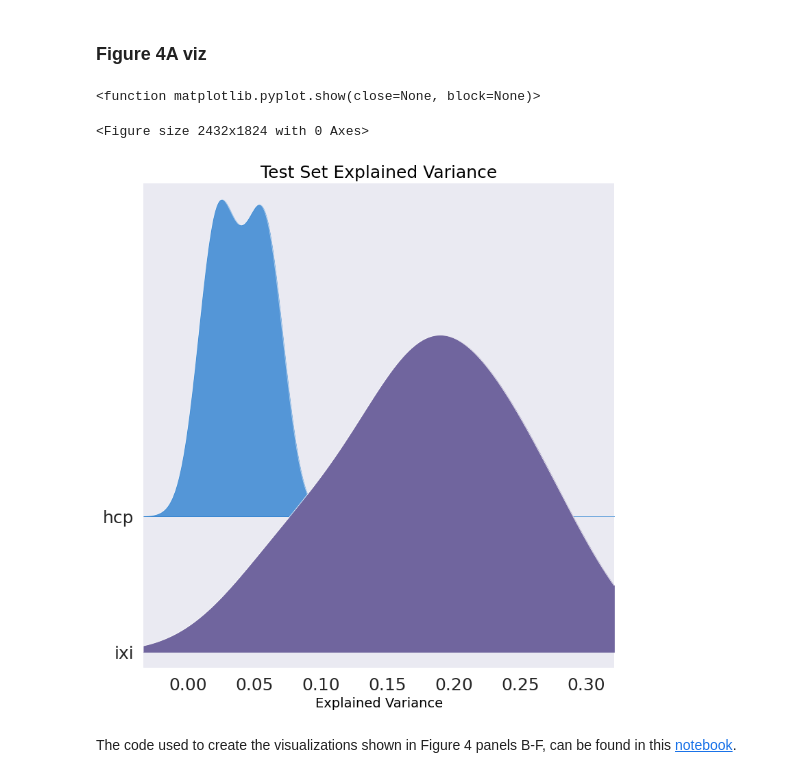
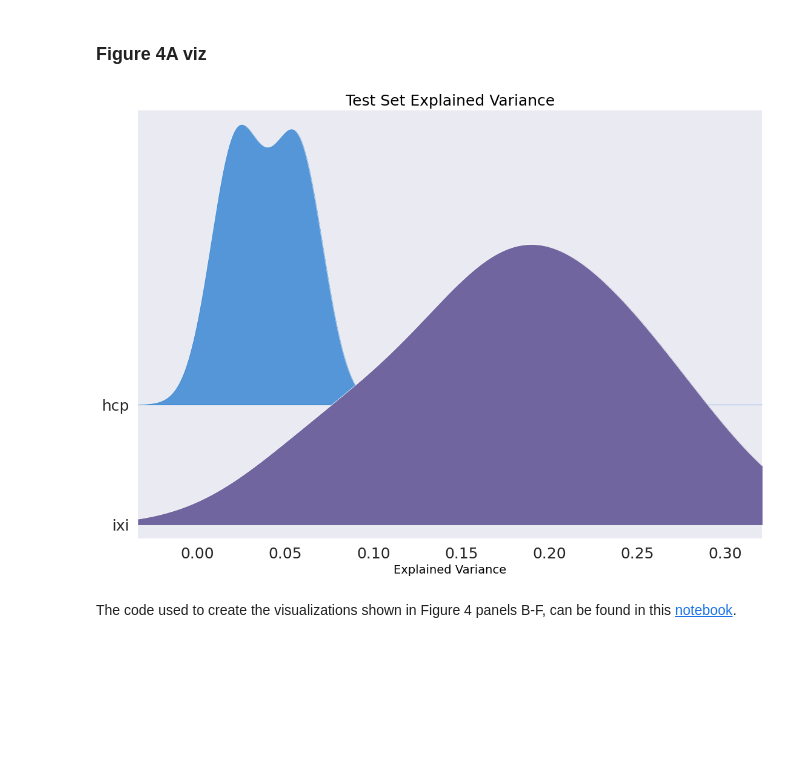
Before and after one commit to PsyChenGuoQiu/temp, a Jupyter notebook: tutorials/BLR_protocol/BLR_normativemodel_protocol.ipynb, the cells around one changed output. Drawn from its saved outputs; the diff is of its cells as text; code cells hidden in the pictures; blank space fills up the shorter version.

```diff
--- a/tutorials/BLR_protocol/BLR_normativemodel_protocol.ipynb
+++ b/tutorials/BLR_protocol/BLR_normativemodel_protocol.ipynb
@@ -536,26 +516,24 @@ The deviation scores are output as a text file in separate folders. We want to s
 # %%
 pd.set_option('display.max_rows', 500)
 pd.set_option('display.max_columns', 500)
 pd.set_option('display.width', 1000)
 
 def color_gradient(x=0.0, start=(0, 0, 0), stop=(1, 1, 1)):
     r = np.interp(x, [0, 1], [start[0], stop[0]])
     g = np.interp(x, [0, 1], [start[1], stop[1]])
     b = np.interp(x, [0, 1], [start[2], stop[2]])
     return r, g, b
 
-plt.figure(dpi=380)
 fig, axes = joypy.joyplot(blr_site_metrics, column=['EV'], overlap=2.5, by="site", ylim='own', fill=True, figsize=(8,8)
                           , legend=False, xlabels=True, ylabels=True, colormap=lambda x: color_gradient(x, start=(.08, .45, .8),stop=(.8, .34, .44))
-                          , alpha=0.6, linewidth=.5, linecolor='w', fade=True);
+                          , alpha=0.6, linewidth=.5, linecolor='w', fade=True)
+fig.set_size_inches(12, 8)
 plt.title('Test Set Explained Variance', fontsize=18, color='black', alpha=1)
 plt.xlabel('Explained Variance', fontsize=14, color='black', alpha=1)
 plt.ylabel('Site', fontsize=14, color='black', alpha=1)
-plt.show
+plt.show()
 # %% [output]
-<function matplotlib.pyplot.show(close=None, block=None)>
-<Figure size 2432x1824 with 0 Axes>
-[figure, old version]
+[figure, new version]
 # %% [markdown]
 The code used to create the visualizations shown in Figure 4 panels B-F, can be found in this [notebook](https://github.com/predictive-clinical-neuroscience/PCNtoolkit-demo/blob/main/tutorials/BLR_protocol/visualizations.ipynb).
 # %% [markdown]
```
Also changed, not shown: parts of 2 cells of this notebook.
